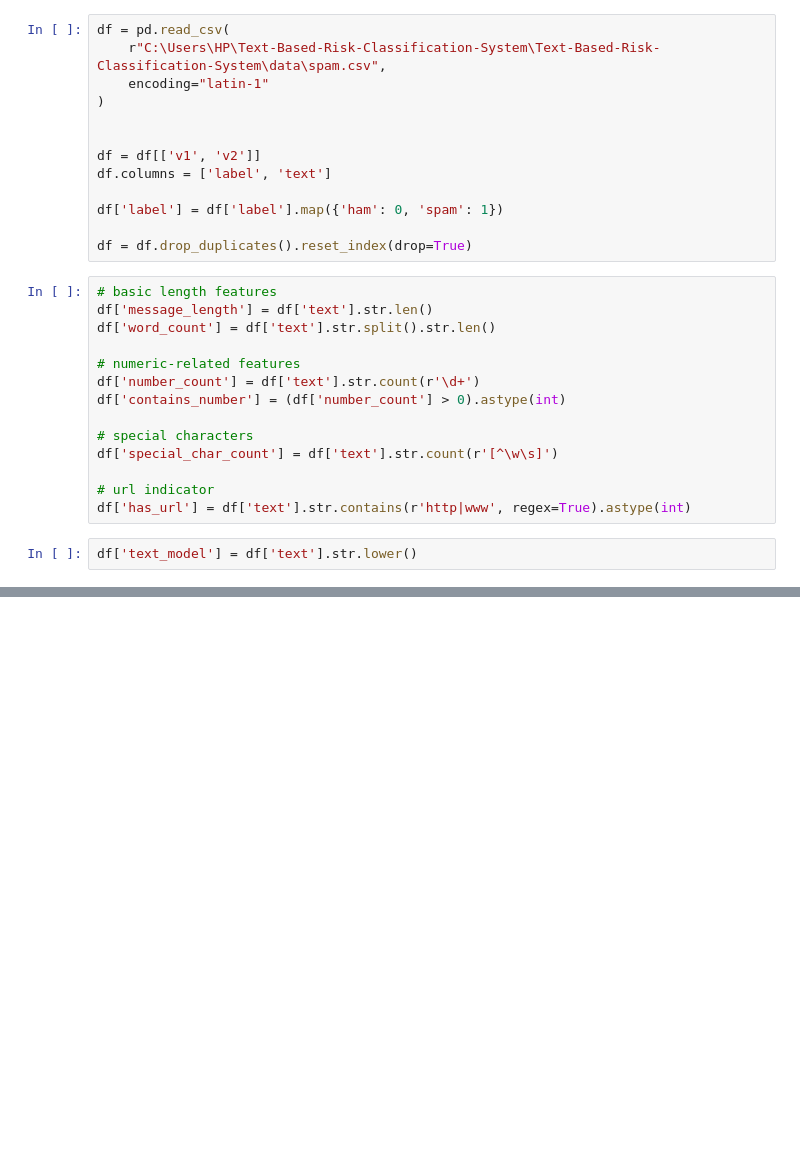
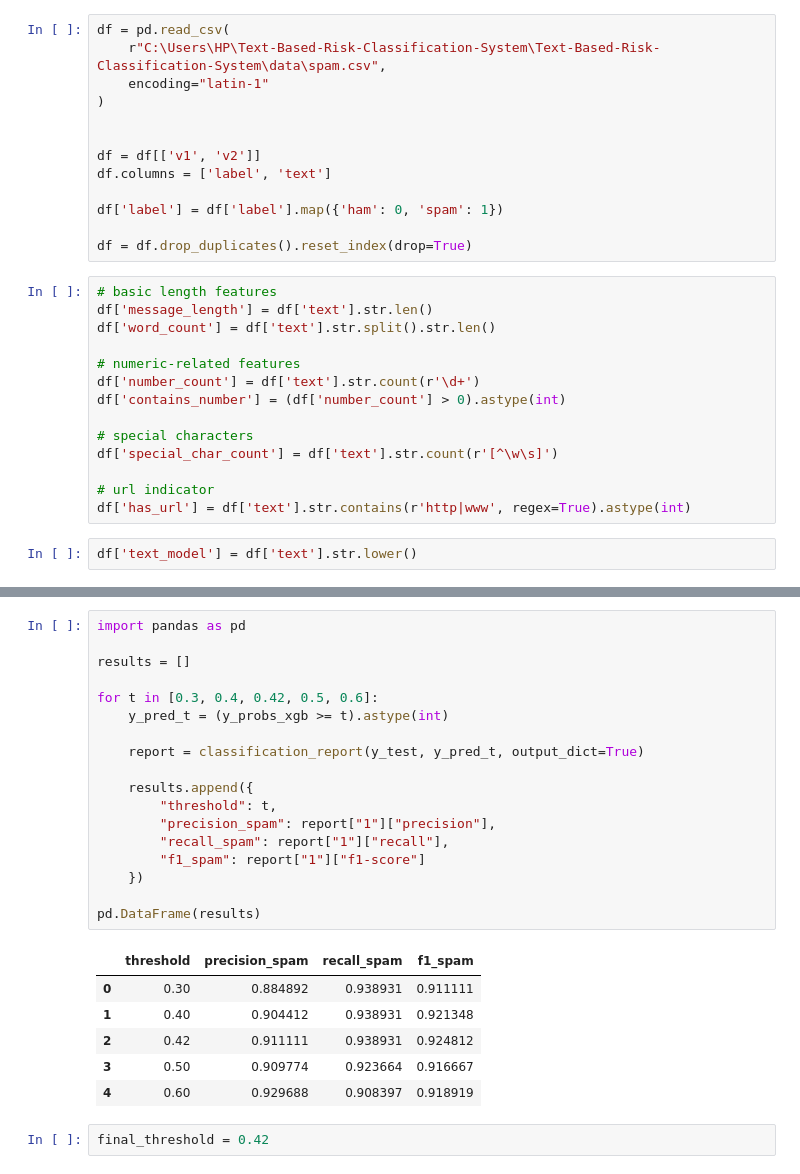
Before and after one commit to AyushWaghmare019/Text-Based-Risk-Classification-System, a Jupyter notebook: notebooks/modelling.ipynb, the cells around one changed output, grey strips where cells are left out. Drawn from its saved outputs; the diff is of its cells as text; blank space fills up the shorter version.

```diff
--- a/notebooks/modelling.ipynb
+++ b/notebooks/modelling.ipynb
@@ -39,0 +225,27 @@ df['text_model'] = df['text'].str.lower()
+# %%
+import pandas as pd
+
+results = []
+
+for t in [0.3, 0.4, 0.42, 0.5, 0.6]:
+    y_pred_t = (y_probs_xgb >= t).astype(int)
+
+    report = classification_report(y_test, y_pred_t, output_dict=True)
+
+    results.append({
+        "threshold": t,
+        "precision_spam": report["1"]["precision"],
+        "recall_spam": report["1"]["recall"],
+        "f1_spam": report["1"]["f1-score"]
+    })
+
+pd.DataFrame(results)
+# %% [output]
+|  | threshold | precision_spam | recall_spam | f1_spam |
+| 0 | 0.30 | 0.884892 | 0.938931 | 0.911111 |
+| 1 | 0.40 | 0.904412 | 0.938931 | 0.921348 |
+| 2 | 0.42 | 0.911111 | 0.938931 | 0.924812 |
+| 3 | 0.50 | 0.909774 | 0.923664 | 0.916667 |
+| 4 | 0.60 | 0.929688 | 0.908397 | 0.918919 |
+# %%
+final_threshold = 0.42
```
Also changed, not shown: parts of 13 cells of this notebook.
